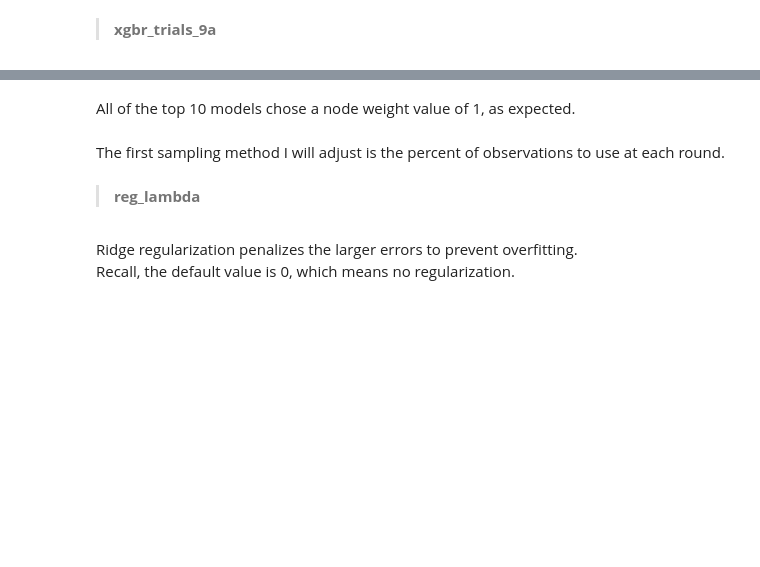
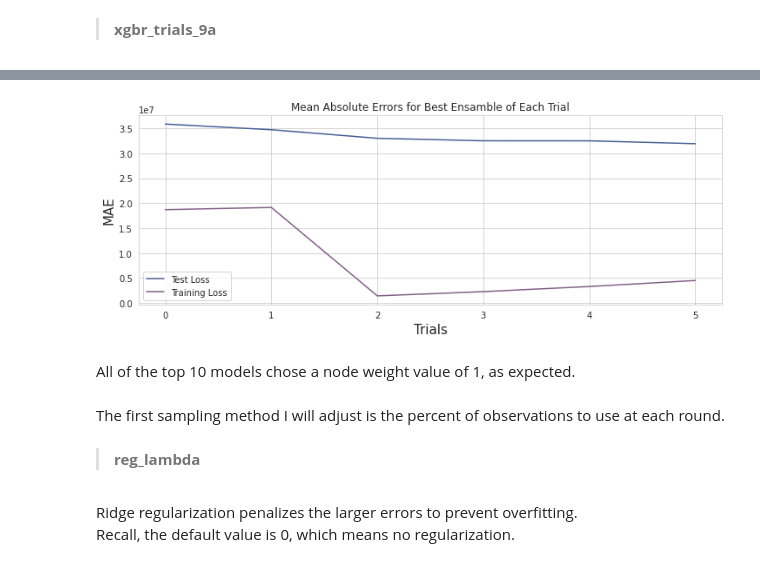
Before and after one commit to christianspybrook/movie_actor_tree_ensembles, a Jupyter notebook: xgboost/capstone2_xgb_regressor_optimized_target.ipynb, the cells around one changed output, grey strips where cells are left out. Cells and saved outputs as stored; diff of their text form; code cells hidden in the pictures; blank space fills up the shorter version.

```diff
--- a/xgboost/capstone2_xgb_regressor_optimized_target.ipynb
+++ b/xgboost/capstone2_xgb_regressor_optimized_target.ipynb
@@ -35,7 +35,7 @@ This is your color palette...
 my_palette = ['xkcd:' + c for c in mp.my_colors]
 # %%
 # read in actor dataset
-df = pd.read_json('../../data_wrangling/data/capstone2_optimized_target_ds.json')
+df = pd.read_json('../data/capstone2_optimized_target_ds.json')
 # %%
 # observe dimensionality of dataset
 df.shape
@@ -3508,8 +3049,8 @@ print_best_trial(xgbr_trials_10)
 # %%
 def join_losses(trials_dict):
-    """Extracts losses and hyperparameters for best estimator of each trials object"""
+    """Extracts loss and hyperparameters for best estimator of each trials object"""
     # specify columns to extract
-    loss_cols = ['loss', 'training_scores', 'test_scores', 'scores_ratio']
+    loss_cols = ['loss', 'train_mae']
     # instantiate empty DataFrame
     df = pd.DataFrame()
     # iterate through trials objects
@@ -3529,42 +3070,30 @@ def join_losses(trials_dict):
 # %%
 def plot_metrics(trials_dict):
     """Plot loss metrics and ratio of training and test losses for best ensembles"""
-    # establish subplots
-    fig, axes = plt.subplots(nrows=2, figsize=(12, 9))
     # construct DataFrame
     df = join_losses(trials_dict)
     # plot loss metrics
-    plt.subplot(2, 1, 1)
-    sns.lineplot(x=df.index, y='loss', data=df, label='Hybrid Loss')
-    sns.lineplot(x=df.index, y='test_scores', data=df, label='Test Loss')
-    sns.lineplot(x=df.index, y='training_scores', data=df, label='Training Loss')
+    sns.lineplot(x=df.index, y='loss', data=df, label='Test Loss')
+    sns.lineplot(x=df.index, y='train_mae', data=df, label='Training Loss')
 
+    plt.xlabel('Trials', fontsize=15)
     plt.ylabel('MAE', fontsize=15)
 
     plt.legend()
     plt.title('Mean Absolute Errors for Best Ensamble of Each Trial')
-    # plot training test loss ratio
-    plt.subplot(2, 1, 2)
-    sns.lineplot(x=df.index, y='scores_ratio', data=df)
-
-    plt.xlabel('Trials', fontsize=15)
-    plt.ylabel('Training to Test Loss Ratio', fontsize=15)
 # %%
 # assemble all trial runs
 trials_dict = {xgbr_trials_0: 0,
                xgbr_trials_1: 1,
                xgbr_trials_2: 2,
                xgbr_trials_3: 3,
                xgbr_trials_4: 4,
-               xgbr_trials_5: 5,
-               xgbr_trials_6: 6,
-               xgbr_trials_7: 7,
-               xgbr_trials_8: 8,
-               xgbr_trials_10: 9,
-               xgbr_trials_10: 10
+               xgbr_trials_5: 5
               }
 # plot the results
 plot_metrics(trials_dict)
+# %% [output]
+[figure, added]
 # %% [markdown]
 All of the top 10 models chose a node weight value of 1, as expected.
 # %% [markdown]
```
Also changed, not shown: parts of 130 cells of this notebook.
